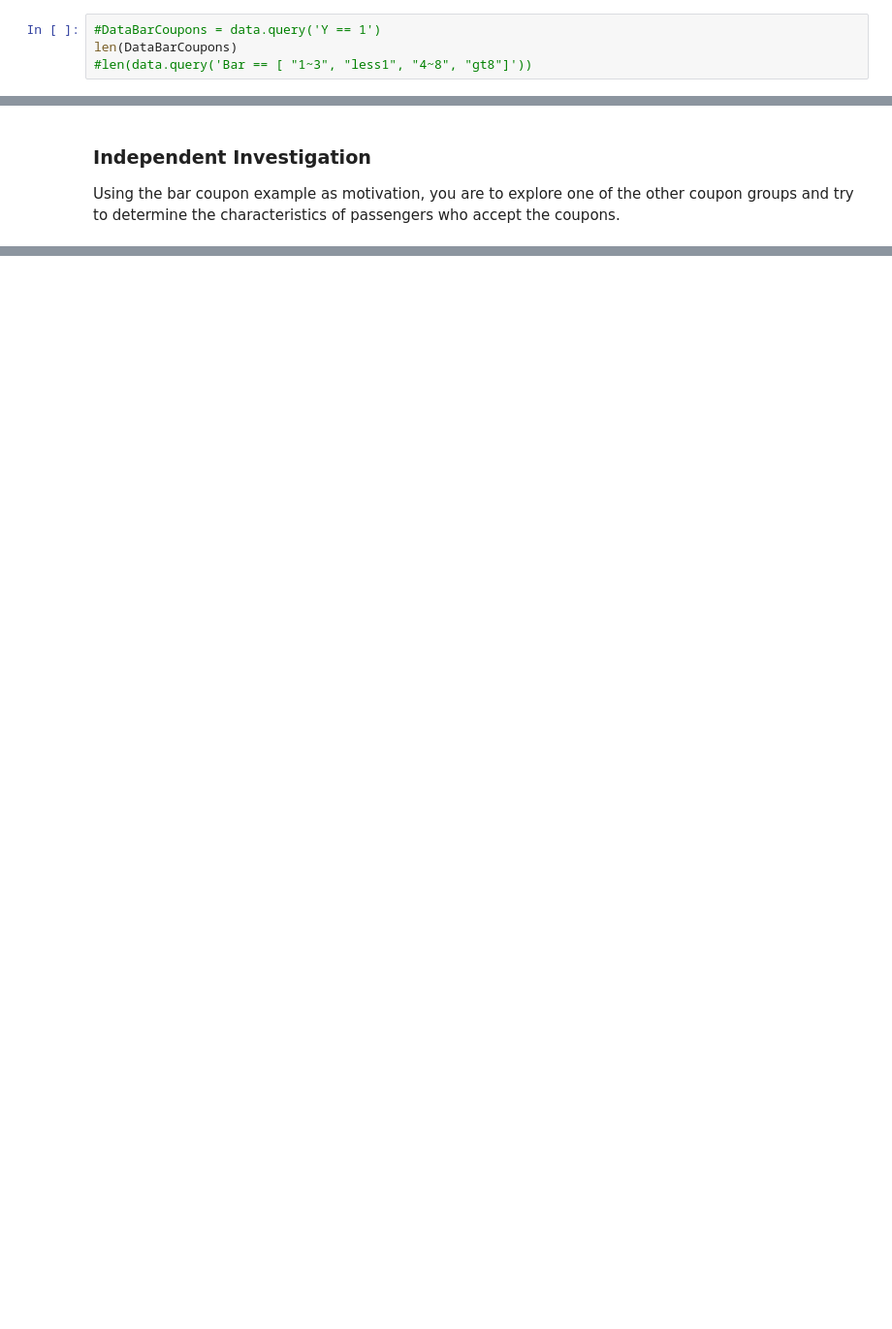
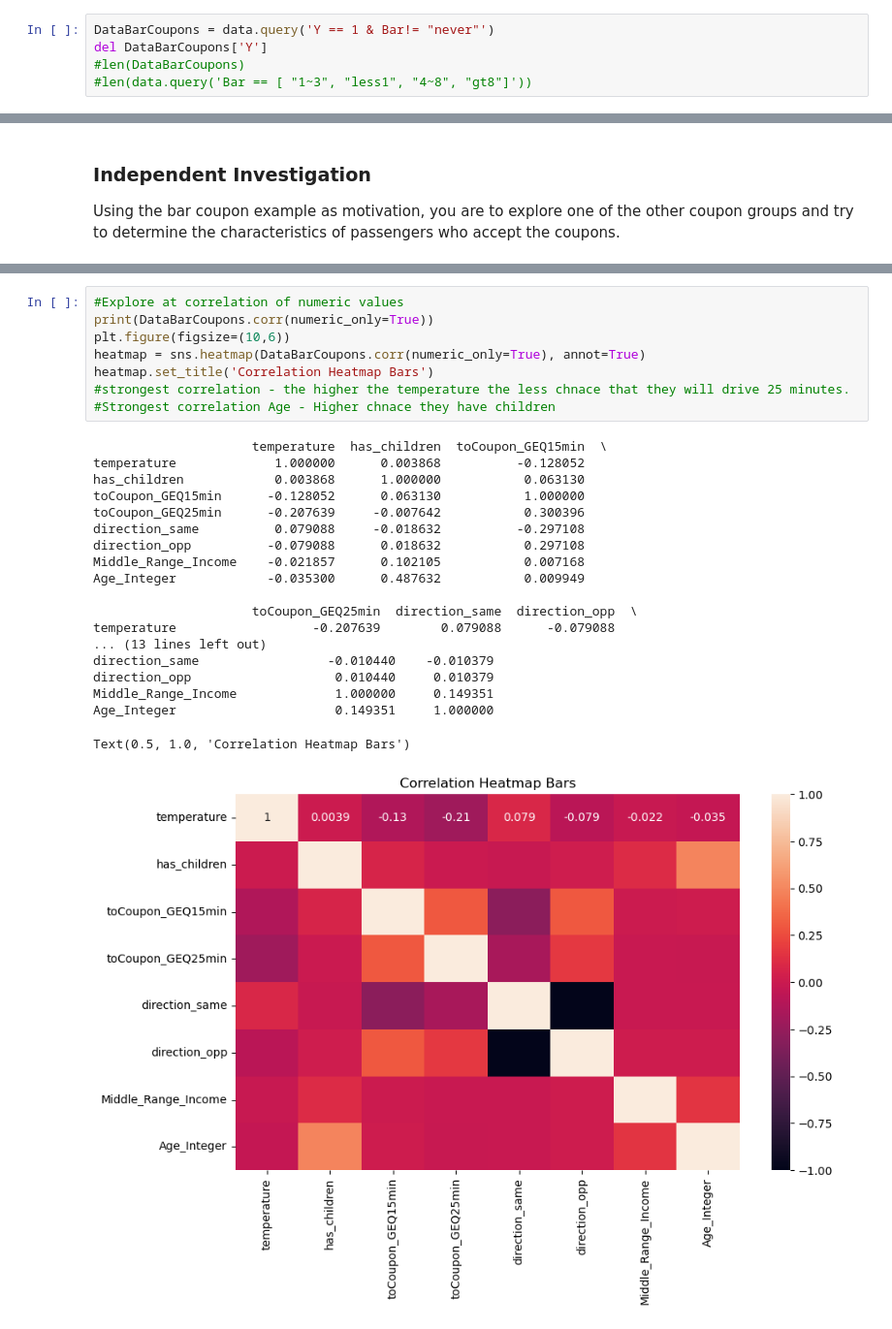
Before and after one commit to TheBethFord/AIML_BerkeleyHaas_Module5, a Jupyter notebook: 51.ipynb, the cells around one changed output, grey strips where cells are left out. Shown: that part at 97% size. Saved outputs shown, nothing was run; the diff lists cells and outputs as text; blank space fills up the shorter version.

Commit message:
Update 51.ipynb
1. Updated first questions under assumption if they visited a bar they used a coupon
2. Added correlation heatmaps

```diff
--- a/51.ipynb
+++ b/51.ipynb
@@ -306,7 +306,8 @@ Now, we will lead you through an exploration of just the bar related coupons.
 
 1. Create a new `DataFrame` that contains just the bar coupons.
 # %%
-#DataBarCoupons = data.query('Y == 1')
-len(DataBarCoupons)
+DataBarCoupons = data.query('Y == 1 & Bar!= "never"')
+del DataBarCoupons['Y']
+#len(DataBarCoupons)
 #len(data.query('Bar == [ "1~3", "less1", "4~8", "gt8"]'))
 # %% [output]
@@ -370,0 +417,28 @@ Using the bar coupon example as motivation, you are to explore one of the other
+# %%
+#Explore at correlation of numeric values
+print(DataBarCoupons.corr(numeric_only=True))
+plt.figure(figsize=(10,6))
+heatmap = sns.heatmap(DataBarCoupons.corr(numeric_only=True), annot=True)
+heatmap.set_title('Correlation Heatmap Bars')
+#strongest correlation - the higher the temperature the less chnace that they will drive 25 minutes.
+#Strongest correlation Age - Higher chnace they have children
+# %% [output]
+                     temperature  has_children  toCoupon_GEQ15min  \
+temperature             1.000000      0.003868          -0.128052
+has_children            0.003868      1.000000           0.063130
+toCoupon_GEQ15min      -0.128052      0.063130           1.000000
+toCoupon_GEQ25min      -0.207639     -0.007642           0.300396
+direction_same          0.079088     -0.018632          -0.297108
+direction_opp          -0.079088      0.018632           0.297108
+Middle_Range_Income    -0.021857      0.102105           0.007168
+Age_Integer            -0.035300      0.487632           0.009949
+
+                     toCoupon_GEQ25min  direction_same  direction_opp  \
+temperature                  -0.207639        0.079088      -0.079088
+... (13 lines left out)
+direction_same                 -0.010440    -0.010379
+direction_opp                   0.010440     0.010379
+Middle_Range_Income             1.000000     0.149351
+Age_Integer                     0.149351     1.000000
+Text(0.5, 1.0, 'Correlation Heatmap Bars')
+[figure, added]
```
Also changed, not shown: parts of 15 cells of this notebook.
